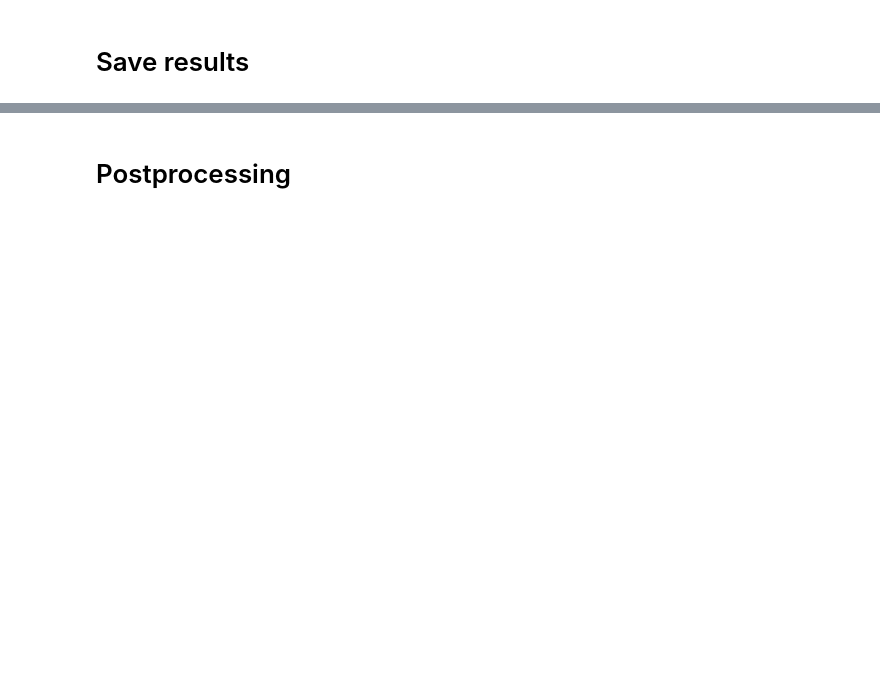
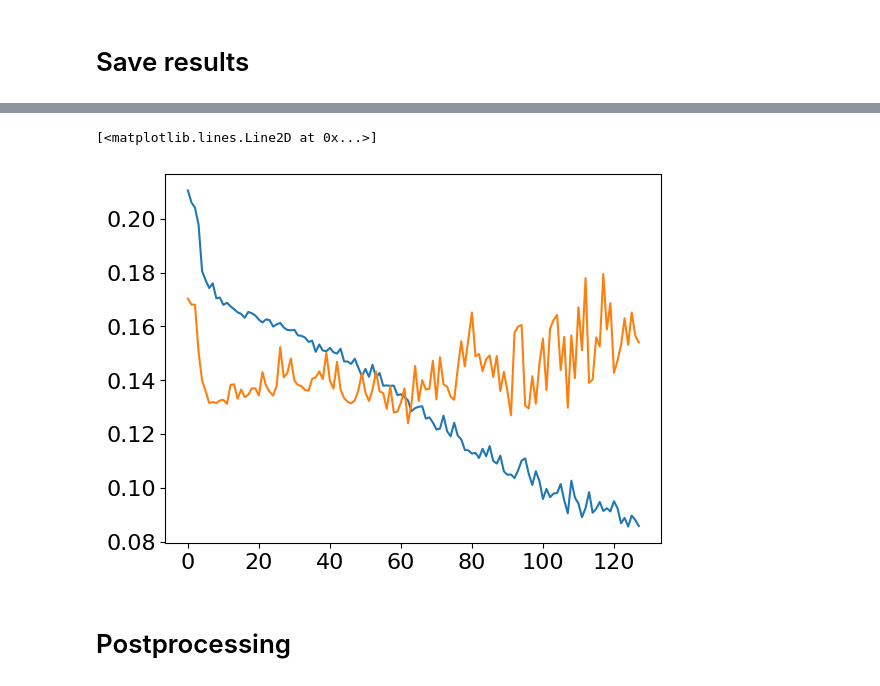
Before and after one commit to dmamur/elembert, a Jupyter notebook: elembert_classification.ipynb, the cells around one changed output, grey strips where cells are left out. Saved outputs shown, nothing was run; the diff lists cells and outputs as text; code cells hidden in the pictures; blank space fills up the shorter version.

```diff
--- a/elembert_classification.ipynb
+++ b/elembert_classification.ipynb
@@ -200,3 +224,10 @@ with open(mname+'_results.pkl', 'wb') as f:
+# %%
+import matplotlib.pyplot as plt
+plt.plot(trainlog.history['loss'])
+plt.plot(trainlog.history['val_loss'])
+# %% [output]
+[<matplotlib.lines.Line2D at 0x...>]
+[figure, added]
 # %% [markdown]
 # Postprocessing
 # %%
```
Also changed, not shown: parts of 11 cells of this notebook.
